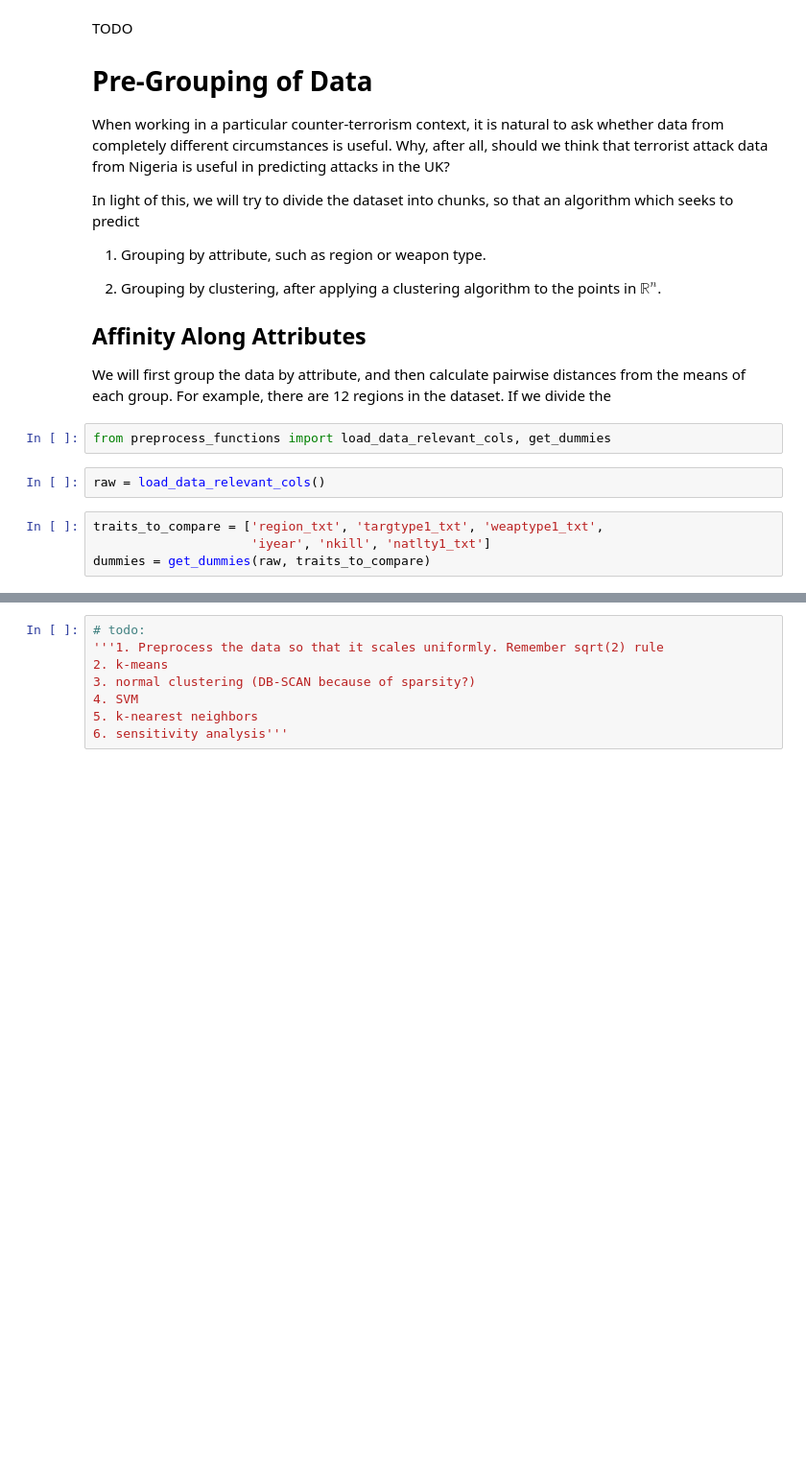
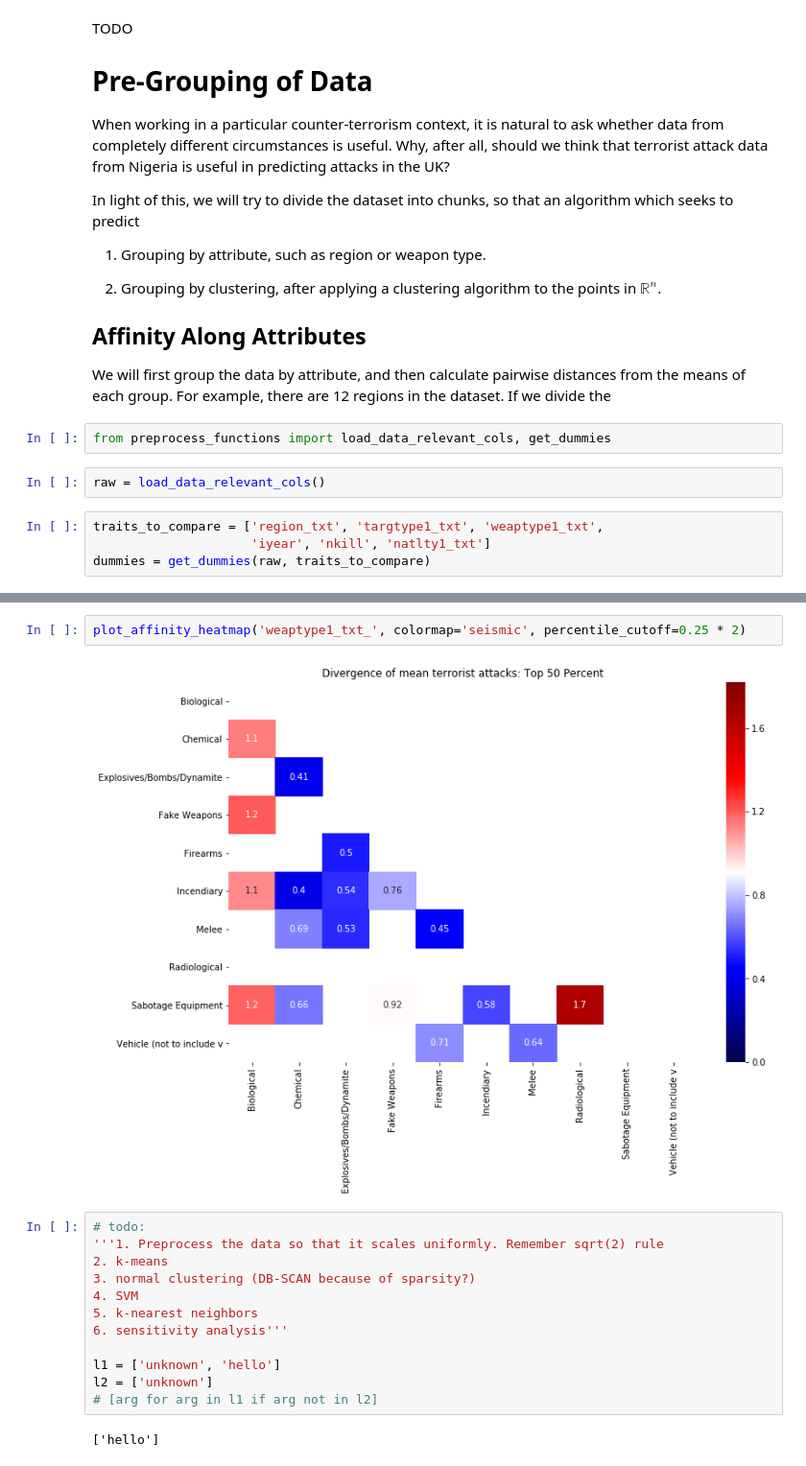
Before and after one commit to jacobakh/ML4CT, a Jupyter notebook: affinity_viz.ipynb, the cells around one changed output, grey strips where cells are left out. Shown: that part at 96% size. Drawn from its saved outputs; the diff is of its cells as text; blank space fills up the shorter version.

```diff
--- a/affinity_viz.ipynb
+++ b/affinity_viz.ipynb
@@ -76,3 +87,7 @@ plot_affinity_heatmap('weaptype1_txt')
+# %%
+plot_affinity_heatmap('weaptype1_txt_', colormap='seismic', percentile_cutoff=0.25 * 2)
+# %% [output]
+[figure, added]
 # %%
 # todo:
 '''1. Preprocess the data so that it scales uniformly. Remember sqrt(2) rule
@@ -81,3 +96,9 @@ plot_affinity_heatmap('weaptype1_txt')
 4. SVM
 5. k-nearest neighbors
 6. sensitivity analysis'''
+
+l1 = ['unknown', 'hello']
+l2 = ['unknown']
+# [arg for arg in l1 if arg not in l2]
+# %% [output]
+['hello']
```
Also changed, not shown: parts of 7 cells of this notebook, 1 other file.
